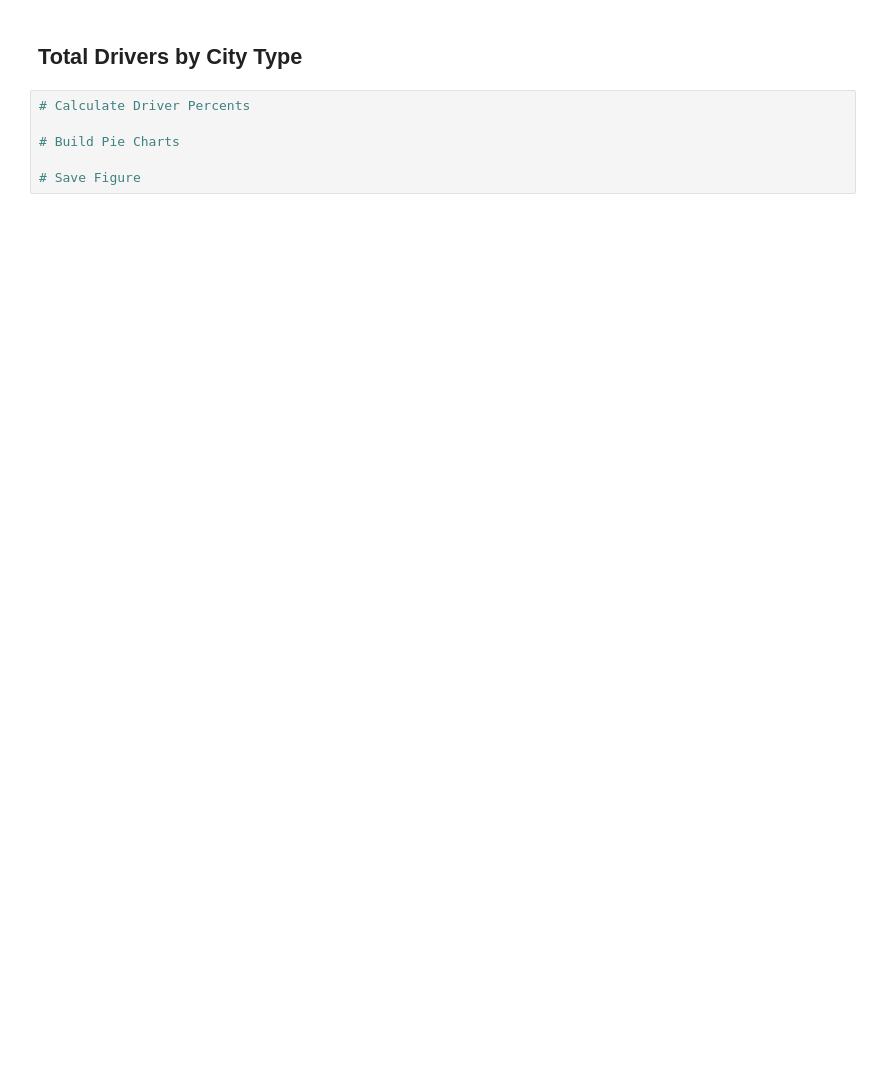
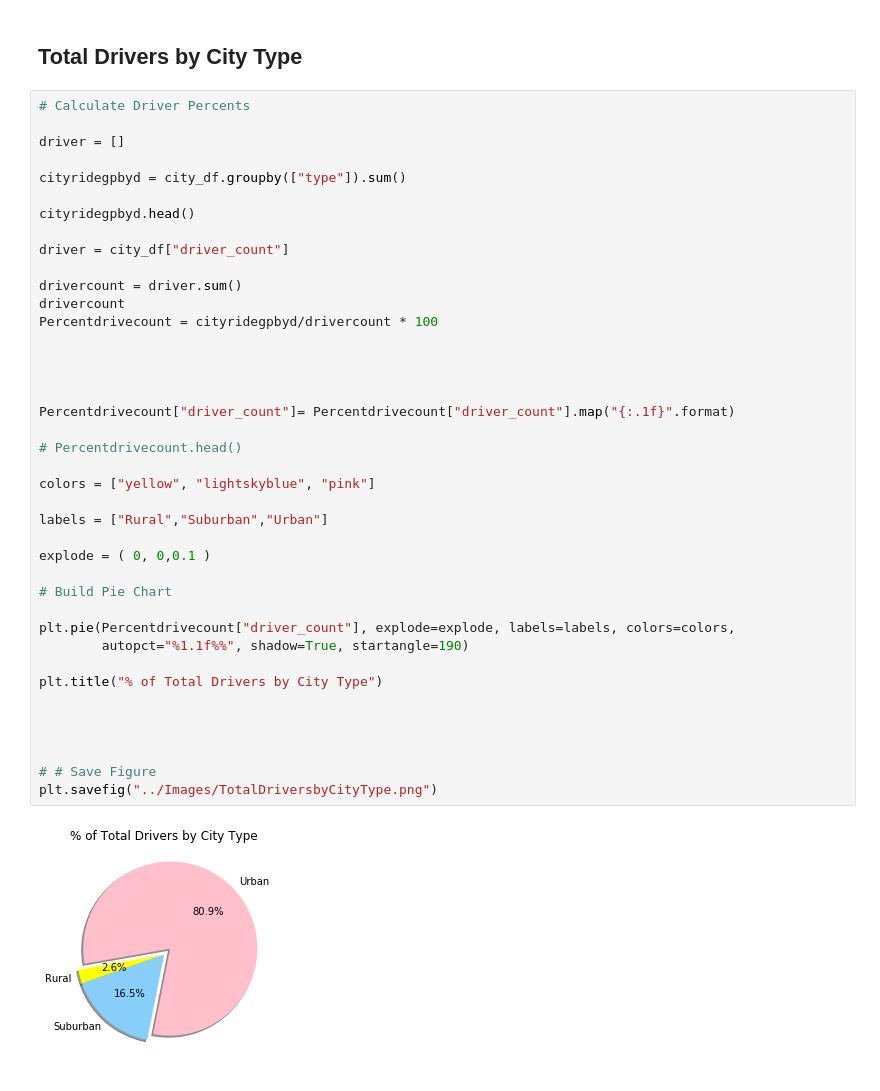
Before and after one commit to nagaraj9b/Matplotlib, a Jupyter notebook: pyber_starter.ipynb, the cells around one changed output. Drawn from its saved outputs; the diff is of its cells as text; blank space fills up the shorter version.

```diff
--- a/pyber_starter.ipynb
+++ b/pyber_starter.ipynb
@@ -247,11 +258,47 @@ plt.show()
 # %% [markdown]
 ## Total Drivers by City Type
-# %%
-# Calculate Driver Percents
-
-# Build Pie Charts
-
-# Save Figure
+# %%
+# Calculate Driver Percents
+
+driver = []
+
+cityridegpbyd = city_df.groupby(["type"]).sum()
+
+cityridegpbyd.head()
+
+driver = city_df["driver_count"]
+
+drivercount = driver.sum()
+drivercount
+Percentdrivecount = cityridegpbyd/drivercount * 100
+
+
+
+
+Percentdrivecount["driver_count"]= Percentdrivecount["driver_count"].map("{:.1f}".format)
+
+# Percentdrivecount.head()
+
+colors = ["yellow", "lightskyblue", "pink"]
+
+labels = ["Rural","Suburban","Urban"]
+
+explode = ( 0, 0,0.1 )
+
+# Build Pie Chart
+
+plt.pie(Percentdrivecount["driver_count"], explode=explode, labels=labels, colors=colors,
+        autopct="%1.1f%%", shadow=True, startangle=190)
+
+plt.title("% of Total Drivers by City Type")
+
+
+
+
+# # Save Figure
+plt.savefig("../Images/TotalDriversbyCityType.png")
+# %% [output]
+[figure, added]
 # %%
 # Show Figure
 plt.show()
```
Also changed, not shown: parts of 5 cells of this notebook.
